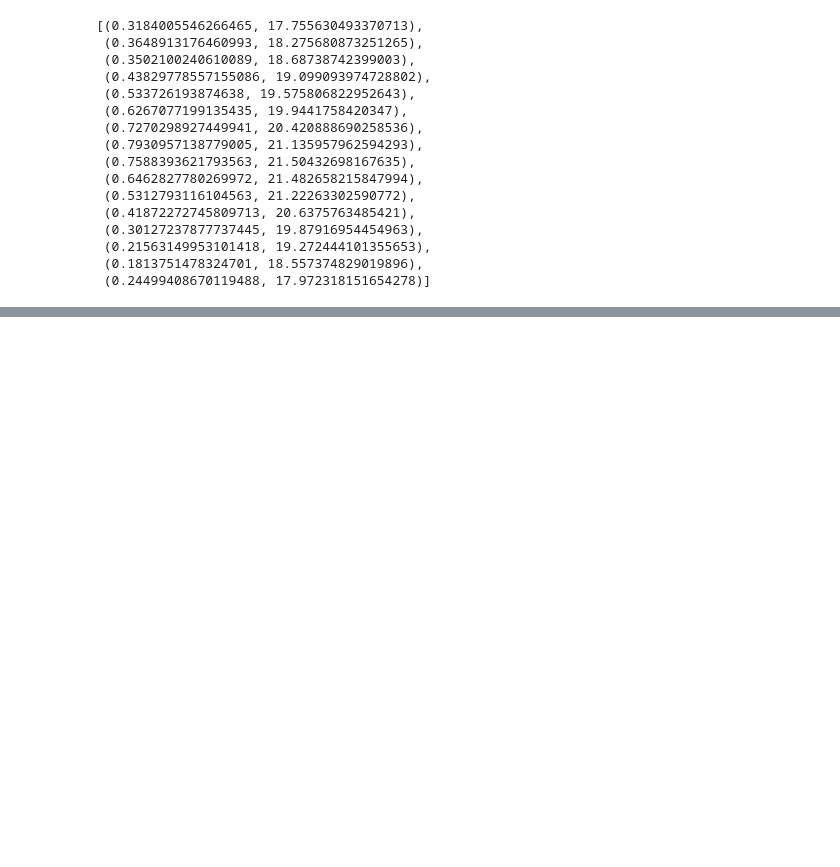
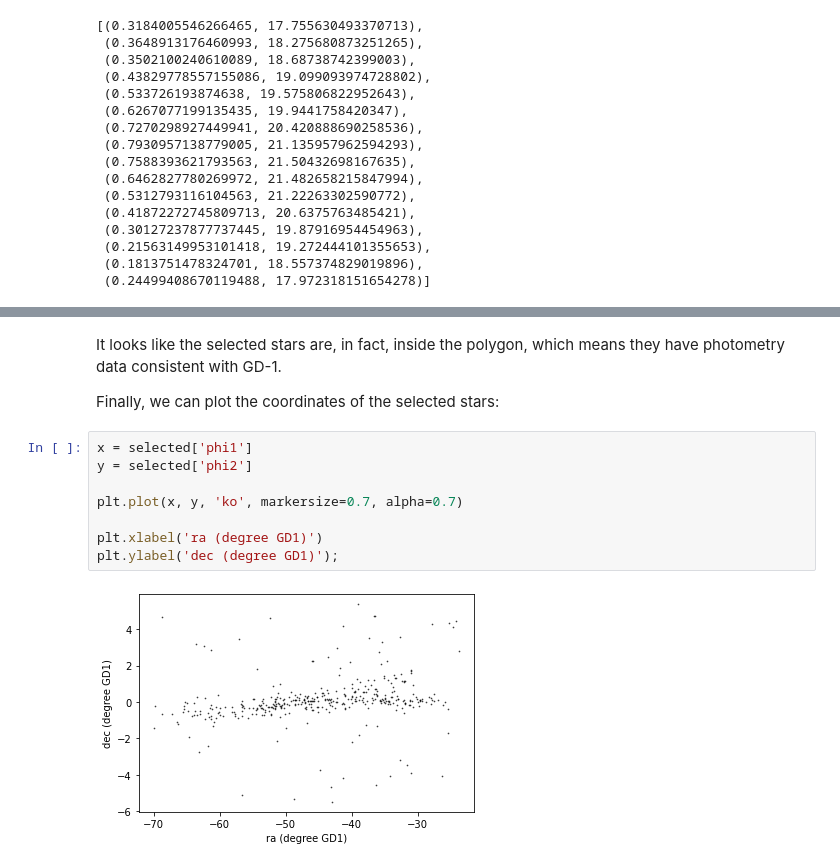
Before and after one commit to datacarpentry/astronomy-python, a Jupyter notebook: notebooks/03_join.ipynb, the cells around one changed output, grey strips where cells are left out. Cells and saved outputs as stored; diff of their text form; blank space fills up the shorter version.

```diff
--- a/notebooks/03_join.ipynb
+++ b/notebooks/03_join.ipynb
@@ -792,0 +919,14 @@ plot_coords(final)
+# %% [markdown]
+It looks like the selected stars are, in fact, inside the polygon, which means they have photometry data consistent with GD-1.
+
+Finally, we can plot the coordinates of the selected stars:
+# %%
+x = selected['phi1']
+y = selected['phi2']
+
+plt.plot(x, y, 'ko', markersize=0.7, alpha=0.7)
+
+plt.xlabel('ra (degree GD1)')
+plt.ylabel('dec (degree GD1)');
+# %% [output]
+[figure, added]
```
Also changed, not shown: parts of 46 cells of this notebook.
